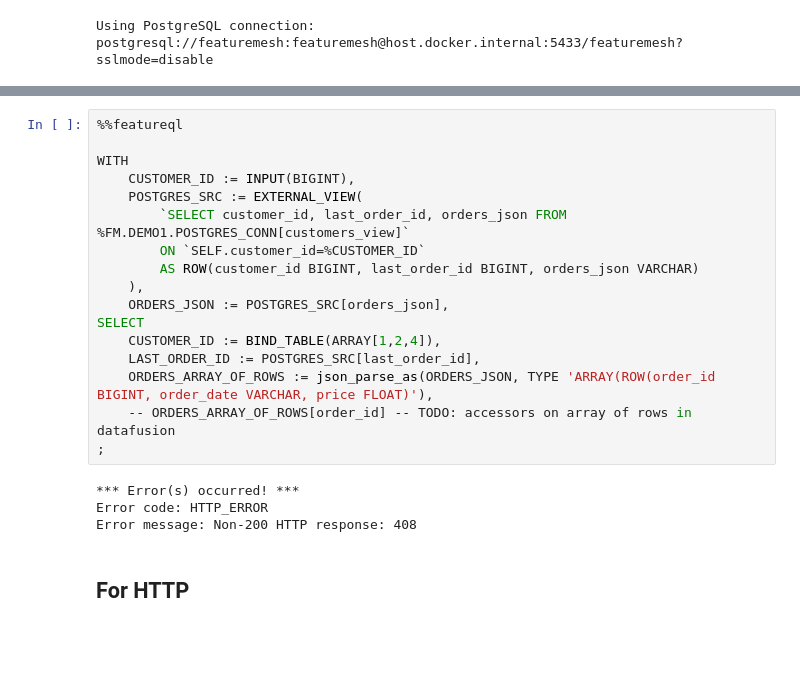
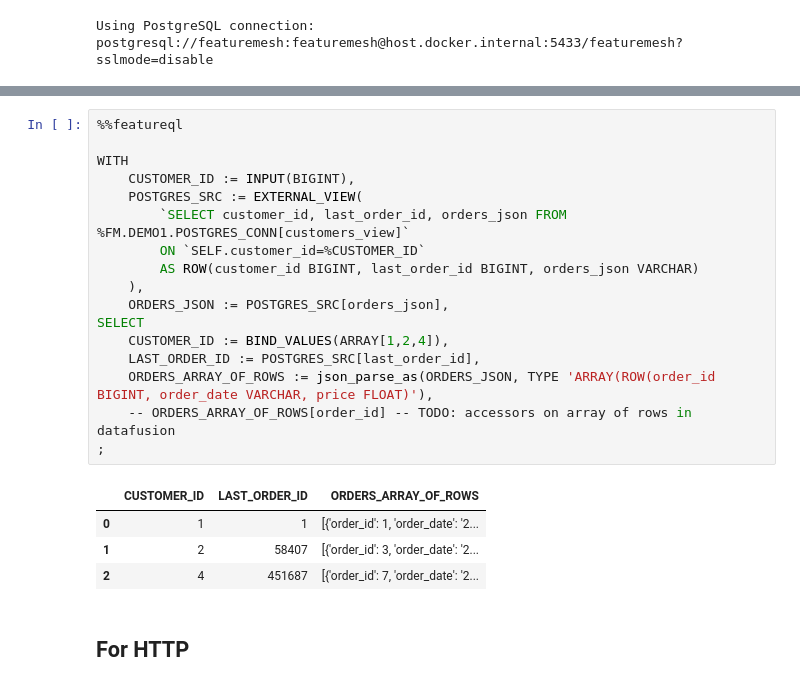
Before and after one commit to featuremesh/demos, a Jupyter notebook: jupyter/notebooks/demos/capabilities/online_federated_queries.ipynb, the cells around one changed output, grey strips where cells are left out. Saved outputs shown, nothing was run; the diff lists cells and outputs as text; blank space fills up the shorter version.

```diff
--- a/jupyter/notebooks/demos/capabilities/online_federated_queries.ipynb
+++ b/jupyter/notebooks/demos/capabilities/online_federated_queries.ipynb
@@ -470,24 +485,25 @@ Error message: Non-200 HTTP response: 408
 # %%
 %%featureql
 
 WITH
     CUSTOMER_ID := INPUT(BIGINT),
     POSTGRES_SRC := EXTERNAL_VIEW(
         `SELECT customer_id, last_order_id, orders_json FROM %FM.DEMO1.POSTGRES_CONN[customers_view]`
         ON `SELF.customer_id=%CUSTOMER_ID`
         AS ROW(customer_id BIGINT, last_order_id BIGINT, orders_json VARCHAR)
     ),
     ORDERS_JSON := POSTGRES_SRC[orders_json],
 SELECT
-    CUSTOMER_ID := BIND_TABLE(ARRAY[1,2,4]),
+    CUSTOMER_ID := BIND_VALUES(ARRAY[1,2,4]),
     LAST_ORDER_ID := POSTGRES_SRC[last_order_id],
     ORDERS_ARRAY_OF_ROWS := json_parse_as(ORDERS_JSON, TYPE 'ARRAY(ROW(order_id BIGINT, order_date VARCHAR, price FLOAT)'),
     -- ORDERS_ARRAY_OF_ROWS[order_id] -- TODO: accessors on array of rows in datafusion
 ;
 # %% [output]
-*** Error(s) occurred! ***
-Error code: HTTP_ERROR
-Error message: Non-200 HTTP response: 408
+|  | CUSTOMER_ID | LAST_ORDER_ID | ORDERS_ARRAY_OF_ROWS |
+| 0 | 1 | 1 | [{'order_id': 1, 'order_date': '2... |
+| 1 | 2 | 58407 | [{'order_id': 3, 'order_date': '2... |
+| 2 | 4 | 451687 | [{'order_id': 7, 'order_date': '2... |
 # %% [markdown]
 ## For HTTP
 # %% [markdown]
```
Also changed, not shown: parts of 21 cells of this notebook, 15 other files.
